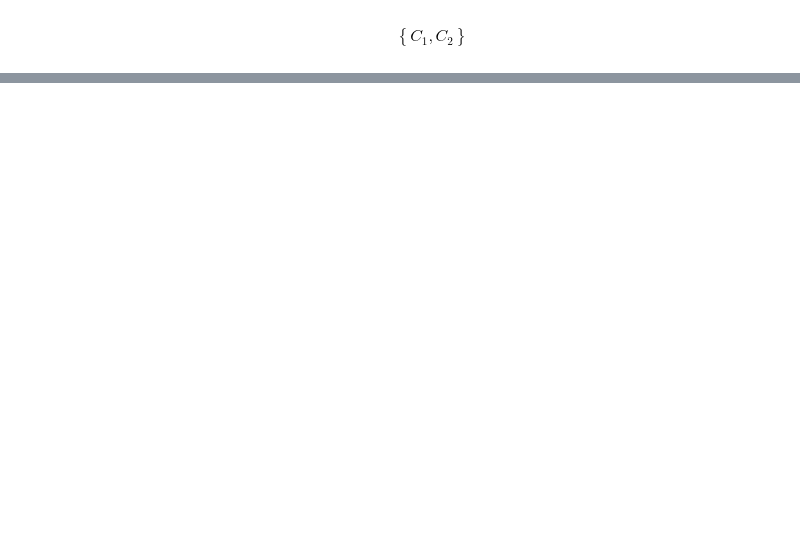
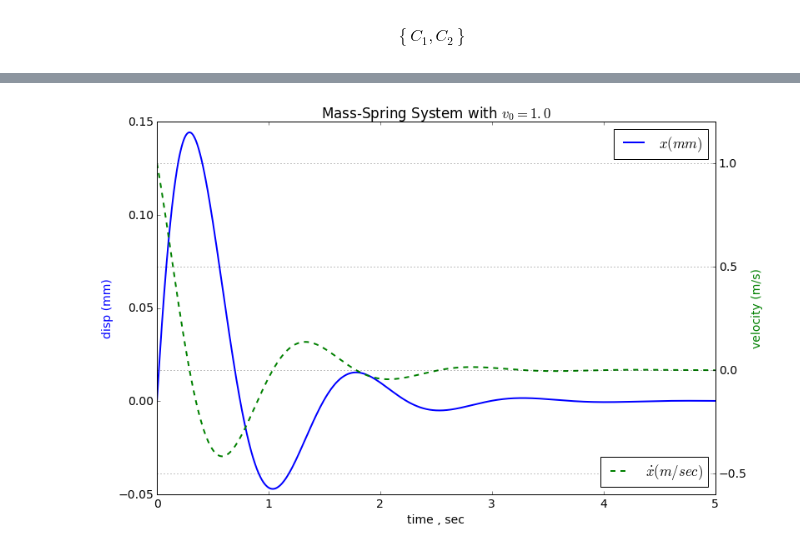
Before and after one commit to nagordon/mechpy, a Jupyter notebook: mechpy/Solving_Differential_Equations_with_Python_mechanical_vibrations.ipynb, the cells around one changed output, grey strips where cells are left out. Drawn from its saved outputs; the diff is of its cells as text; code cells hidden in the pictures; blank space fills up the shorter version.

```diff
--- a/mechpy/Solving_Differential_Equations_with_Python_mechanical_vibrations.ipynb
+++ b/mechpy/Solving_Differential_Equations_with_Python_mechanical_vibrations.ipynb
@@ -3,12 +3,10 @@ Numerical Python
 # %%
 # setup
-from sympy import Eq, cos, pi
+from sympy import Eq, pi
 import sympy as sp
 import matplotlib.pyplot as plt
+from numpy import linspace
 sp.init_printing(use_latex='mathjax')
-plt.rcParams['figure.figsize'] = (12, 8)  # (width, height)
-plt.rcParams['font.size'] = 14
-plt.rcParams['legend.fontsize'] = 16
 get_ipython().magic('matplotlib inline') # inline plotting
 # %%
 t,k,m,c = sp.symbols('t,k,m,c')
@@ -83,0 +109,30 @@ sp.plot(ode_sol.rhs, (t,0,4)) ;
+# %%
+x0=0
+v0=1.0
+state0 = [x0, v0]  #initial conditions [x0 , v0]  [m, m/sec]
+ti = 0.0  # initial time
+tf = 5.0  # final time
+step = 0.001  # step
+t = arange(ti, tf, step)
+state = odeint(MassSpringDamper, state0, t)
+x = array(state[:,[0]])
+xd = array(state[:,[1]])
+# %%
+# Plotting displacement and velocity
+plt.rcParams['figure.figsize'] = (12, 8)
+plt.rcParams['font.size'] = 14
+
+fig, ax1 = plt.subplots()
+ax2 = ax1.twinx()
+ax1.plot(t,x,'b',label = r'$x (mm)$', linewidth=2.0)
+ax2.plot(t,xd,'g--',label = r'$\dot{x} (m/sec)$', linewidth=2.0)
+ax2.legend(loc='lower right')
+ax1.legend()
+ax1.set_xlabel('time , sec')
+ax1.set_ylabel('disp (mm)',color='b')
+ax2.set_ylabel('velocity (m/s)',color='g')
+plt.title('Mass-Spring System with $v_0=%0.1f$' % (v0))
+plt.grid()
+plt.show()
+# %% [output]
+[figure, added]
```
Also changed, not shown: parts of 18 cells of this notebook, 22 other files.
